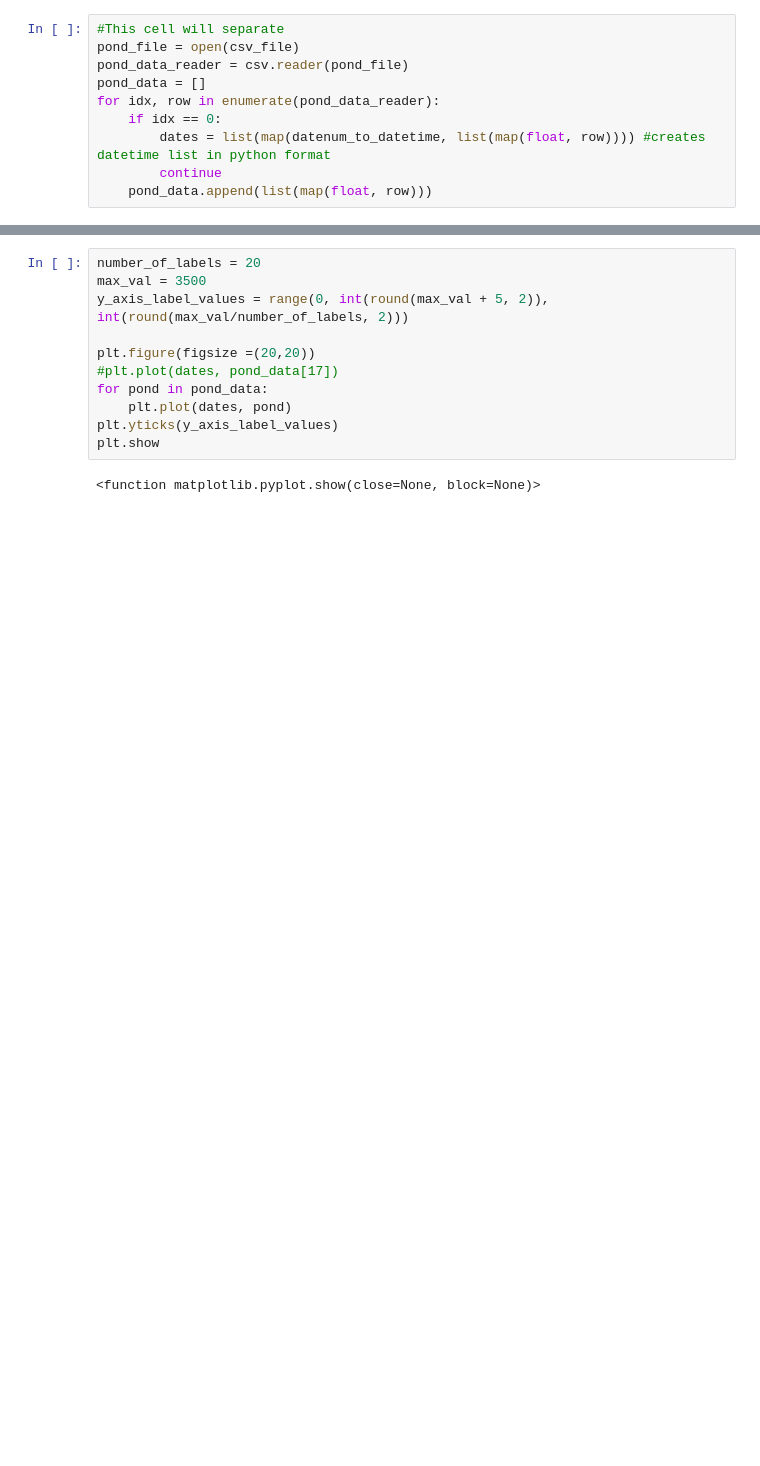
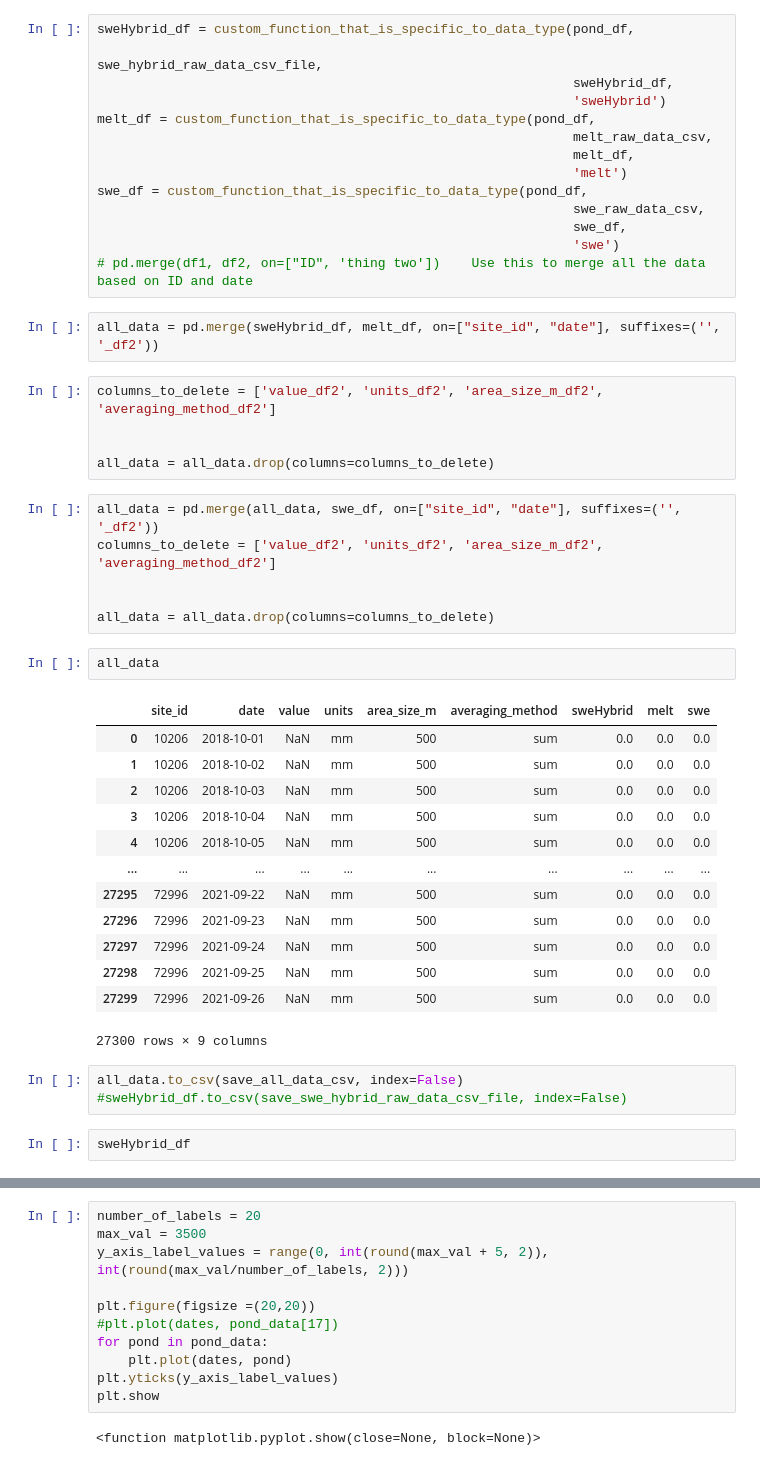
Before and after one commit to malloc3/snow_melt_hypothesis, a Jupyter notebook: Run_Basic_analysis_on_melt_data.ipynb, the cells around one changed output, grey strips where cells are left out. Drawn from its saved outputs; the diff is of its cells as text; blank space fills up the shorter version.

Commit message:
addition of a few scripts to make the dataframes a bit easier to use.   As well as a script to create some basic figures

```diff
--- a/Untitled.ipynb
+++ b/Run_Basic_analysis_on_melt_data.ipynb
@@ -37,10 +101,48 @@ csv_file = "/Users/Cannon/Documents/School/UCSB/Briggs Lab/Thaw_Rate_Hypothesis/
 # %%
-#This cell will separate
-pond_file = open(csv_file)
-pond_data_reader = csv.reader(pond_file)
-pond_data = []
-for idx, row in enumerate(pond_data_reader):
-    if idx == 0:
-        dates = list(map(datenum_to_datetime, list(map(float, row)))) #creates datetime list in python format
-        continue
-    pond_data.append(list(map(float, row)))
+sweHybrid_df = custom_function_that_is_specific_to_data_type(pond_df,
+                                                             swe_hybrid_raw_data_csv_file,
+                                                             sweHybrid_df,
+                                                             'sweHybrid')
+melt_df = custom_function_that_is_specific_to_data_type(pond_df,
+                                                             melt_raw_data_csv,
+                                                             melt_df,
+                                                             'melt')
+swe_df = custom_function_that_is_specific_to_data_type(pond_df,
+                                                             swe_raw_data_csv,
+                                                             swe_df,
+                                                             'swe')
+# pd.merge(df1, df2, on=["ID", 'thing two'])    Use this to merge all the data based on ID and date
+# %%
+all_data = pd.merge(sweHybrid_df, melt_df, on=["site_id", "date"], suffixes=('', '_df2'))
+# %%
+columns_to_delete = ['value_df2', 'units_df2', 'area_size_m_df2', 'averaging_method_df2']
+
+
+all_data = all_data.drop(columns=columns_to_delete)
+# %%
+all_data = pd.merge(all_data, swe_df, on=["site_id", "date"], suffixes=('', '_df2'))
+columns_to_delete = ['value_df2', 'units_df2', 'area_size_m_df2', 'averaging_method_df2']
+
+
+all_data = all_data.drop(columns=columns_to_delete)
+# %%
+all_data
+# %% [output]
+|  | site_id | date | value | units | area_size_m | averaging_method | sweHybrid | melt | swe |
+| 0 | 10206 | 2018-10-01 | NaN | mm | 500 | sum | 0.0 | 0.0 | 0.0 |
+| 1 | 10206 | 2018-10-02 | NaN | mm | 500 | sum | 0.0 | 0.0 | 0.0 |
+| 2 | 10206 | 2018-10-03 | NaN | mm | 500 | sum | 0.0 | 0.0 | 0.0 |
+| 3 | 10206 | 2018-10-04 | NaN | mm | 500 | sum | 0.0 | 0.0 | 0.0 |
+| 4 | 10206 | 2018-10-05 | NaN | mm | 500 | sum | 0.0 | 0.0 | 0.0 |
+| ... | ... | ... | ... | ... | ... | ... | ... | ... | ... |
+| 27295 | 72996 | 2021-09-22 | NaN | mm | 500 | sum | 0.0 | 0.0 | 0.0 |
+| 27296 | 72996 | 2021-09-23 | NaN | mm | 500 | sum | 0.0 | 0.0 | 0.0 |
+| 27297 | 72996 | 2021-09-24 | NaN | mm | 500 | sum | 0.0 | 0.0 | 0.0 |
+| 27298 | 72996 | 2021-09-25 | NaN | mm | 500 | sum | 0.0 | 0.0 | 0.0 |
+| 27299 | 72996 | 2021-09-26 | NaN | mm | 500 | sum | 0.0 | 0.0 | 0.0 |
+27300 rows × 9 columns
+# %%
+all_data.to_csv(save_all_data_csv, index=False)
+#sweHybrid_df.to_csv(save_swe_hybrid_raw_data_csv_file, index=False)
+# %%
+sweHybrid_df
```
Also changed, not shown: parts of 9 cells of this notebook, 2 other files.
